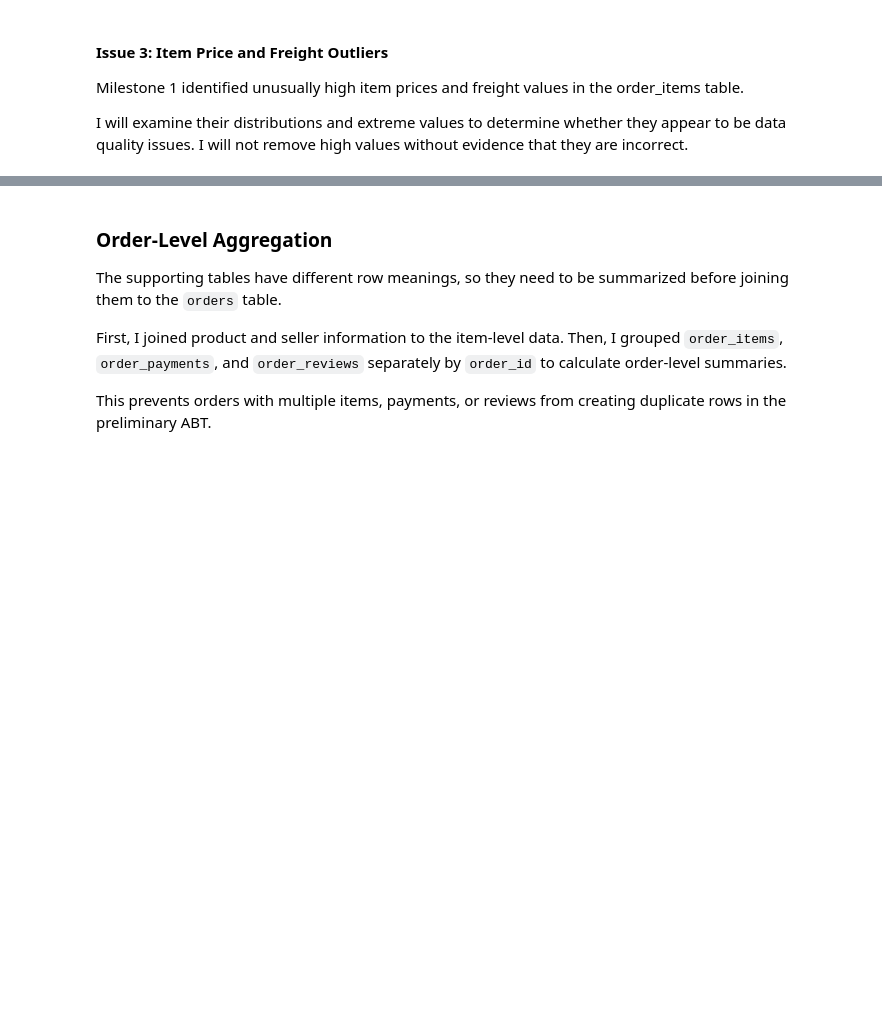
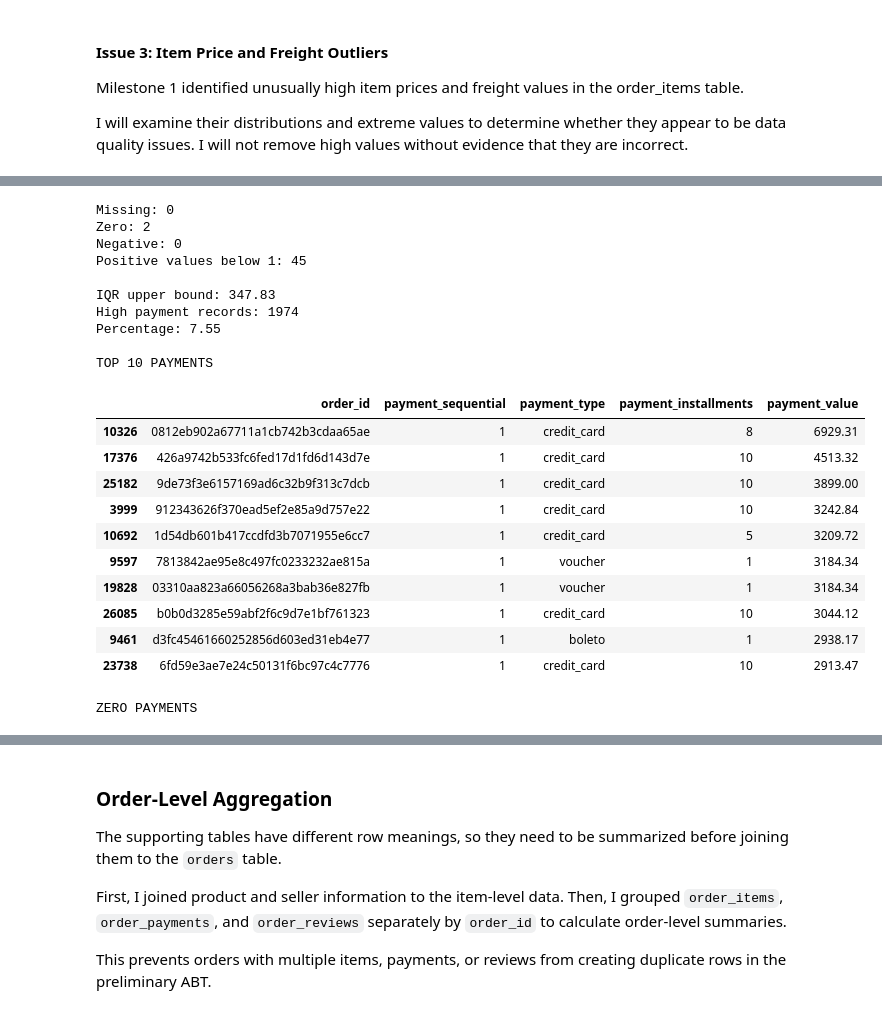
Before and after one commit to Jade-Jung/ban6003-project-option-2-hyejung-jung, a Jupyter notebook: notebooks/olist_project_starter.ipynb, the cells around one changed output, grey strips where cells are left out. Saved outputs shown, nothing was run; the diff lists cells and outputs as text; code cells hidden in the pictures; blank space fills up the shorter version.

```diff
--- a/notebooks/olist_project_starter.ipynb
+++ b/notebooks/olist_project_starter.ipynb
@@ -1825,0 +1842,50 @@ TOP 10 FREIGHT VALUES
+# %%
+# Issue 4: Payment Value Outliers
+
+# 1. Summary statistics
+display(
+    payments_clean["payment_value"].describe(
+        percentiles=[0.25, 0.50, 0.75, 0.95, 0.99]
+    )
+)
+
+# 2. Check missing, zero, negative, and small values
+print("Missing:", payments_clean["payment_value"].isna().sum())
+print("Zero:", (payments_clean["payment_value"] == 0).sum())
+print("Negative:", (payments_clean["payment_value"] < 0).sum())
+print(
+    "Positive values below 1:",
+    payments_clean["payment_value"].between(
+        0, 1, inclusive="neither"
+    ).sum()
+)
+
+# 3. IQR outlier check
+q1 = payments_clean["payment_value"].quantile(0.25)
+q3 = payments_clean["payment_value"].quantile(0.75)
+upper_bound = q3 + 1.5 * (q3 - q1)
+
+high_payments = payments_clean[
+    payments_clean["payment_value"] > upper_bound
+]
+
+print("\nIQR upper bound:", round(upper_bound, 2))
+print("High payment records:", len(high_payments))
+print(
+    "Percentage:",
+    round(len(high_payments) / len(payments_clean) * 100, 2)
+)
+
+# 4. Inspect extreme payments
+print("\nTOP 10 PAYMENTS")
+display(
+    payments_clean.nlargest(10, "payment_value")
+)
+
+print("\nZERO PAYMENTS")
+display(
+    payments_clean[
+        payments_clean["payment_value"] == 0
+    ].head(10)
+)
+# %% [output]
@@ -1825,0 +1903,22 @@ TOP 10 FREIGHT VALUES
+Missing: 0
+Zero: 2
+Negative: 0
+Positive values below 1: 45
+
+IQR upper bound: 347.83
+High payment records: 1974
+Percentage: 7.55
+
+TOP 10 PAYMENTS
+|  | order_id | payment_sequential | payment_type | payment_installments | payment_value |
+| 10326 | 0812eb902a67711a1cb742b3cdaa65ae | 1 | credit_card | 8 | 6929.31 |
+| 17376 | 426a9742b533fc6fed17d1fd6d143d7e | 1 | credit_card | 10 | 4513.32 |
+| 25182 | 9de73f3e6157169ad6c32b9f313c7dcb | 1 | credit_card | 10 | 3899.00 |
+| 3999 | 912343626f370ead5ef2e85a9d757e22 | 1 | credit_card | 10 | 3242.84 |
+| 10692 | 1d54db601b417ccdfd3b7071955e6cc7 | 1 | credit_card | 5 | 3209.72 |
+| 9597 | 7813842ae95e8c497fc0233232ae815a | 1 | voucher | 1 | 3184.34 |
+| 19828 | 03310aa823a66056268a3bab36e827fb | 1 | voucher | 1 | 3184.34 |
+| 26085 | b0b0d3285e59abf2f6c9d7e1bf761323 | 1 | credit_card | 10 | 3044.12 |
+| 9461 | d3fc45461660252856d603ed31eb4e77 | 1 | boleto | 1 | 2938.17 |
+| 23738 | 6fd59e3ae7e24c50131f6bc97c4c7776 | 1 | credit_card | 10 | 2913.47 |
+ZERO PAYMENTS
```
Also changed, not shown: parts of 8 cells of this notebook.
